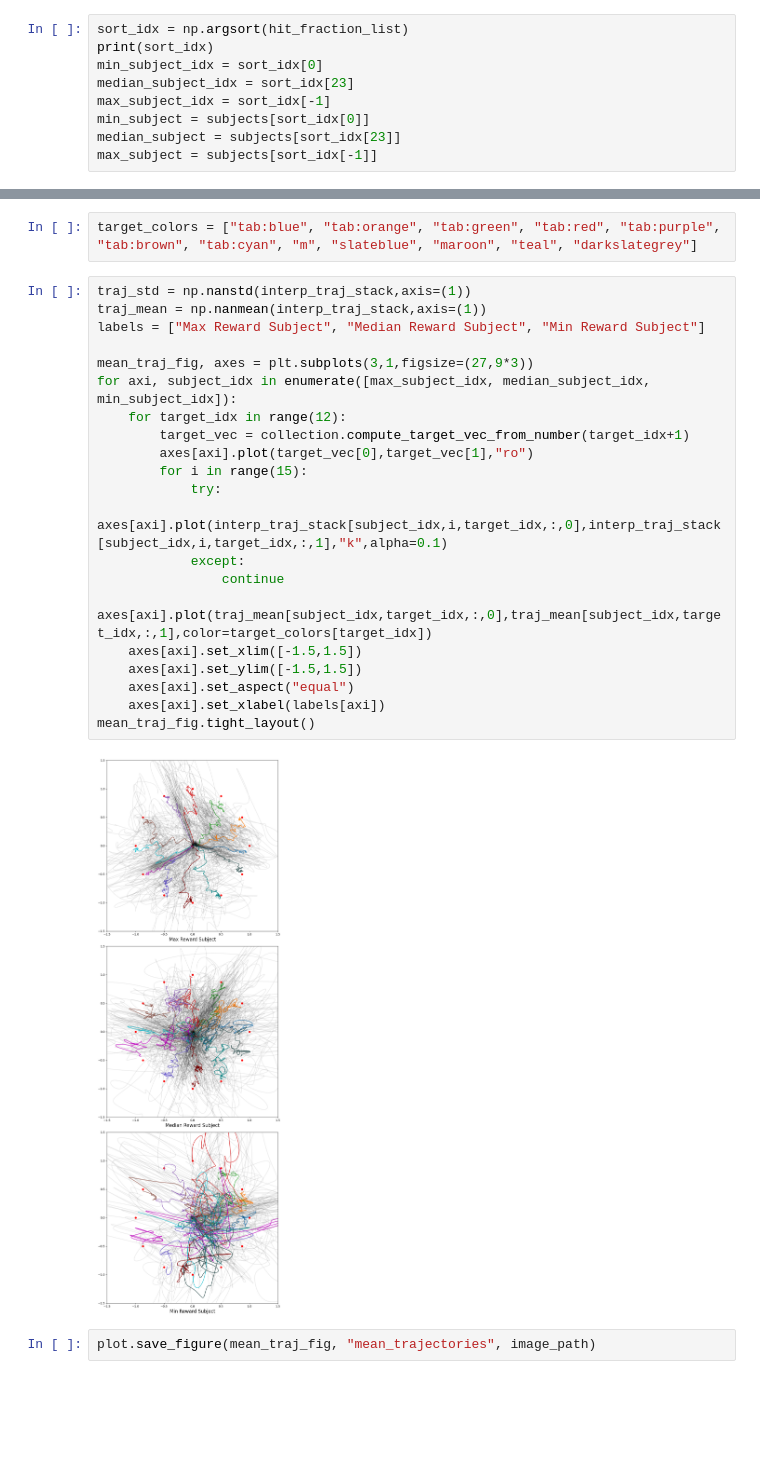
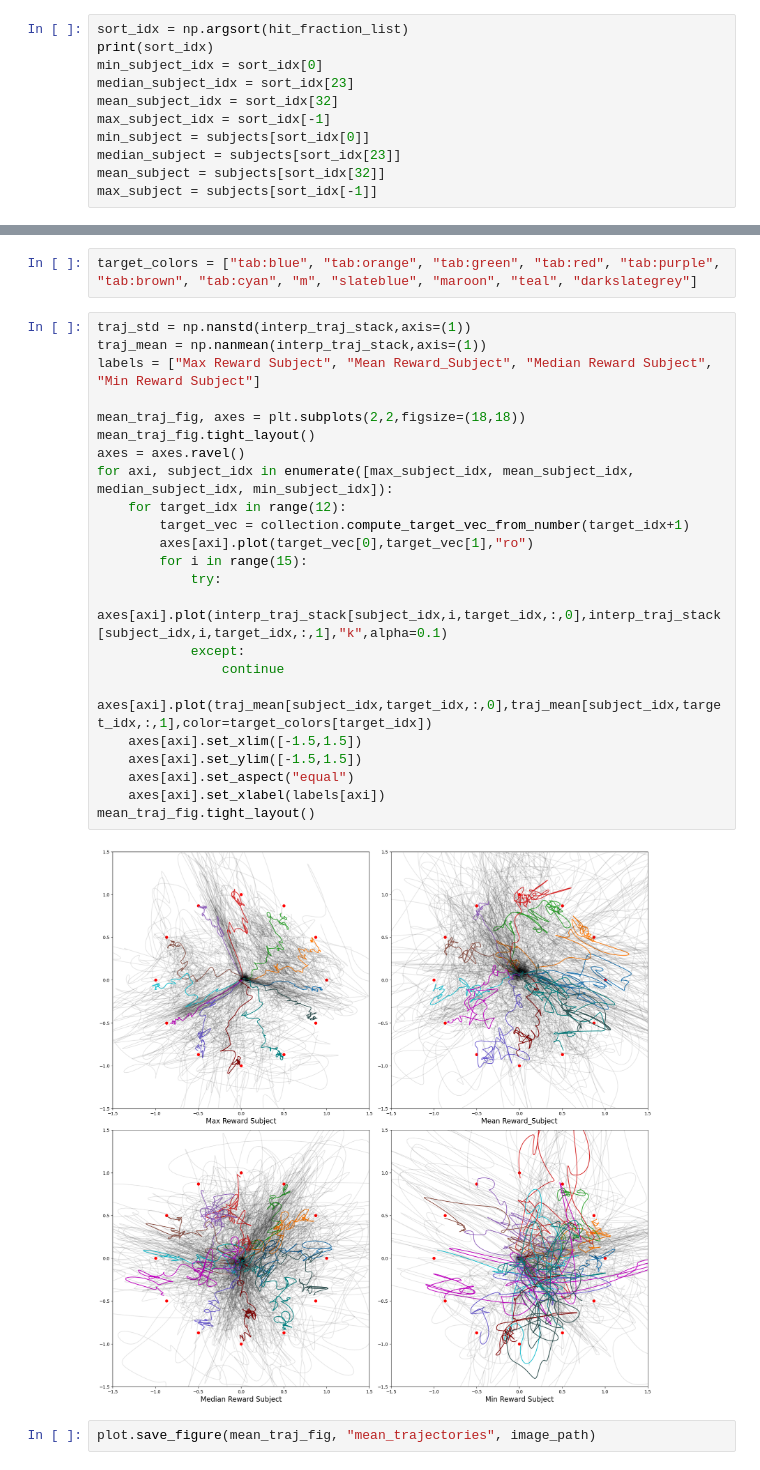
Before and after one commit to spewil/phd, a Jupyter notebook: analysis/notebooks/_basic_results/mean_trajectories.ipynb, the cells around one changed output, grey strips where cells are left out. Saved outputs shown, nothing was run; the diff lists cells and outputs as text; blank space fills up the shorter version.

```diff
--- a/analysis/notebooks/_basic_results/mean_trajectories.ipynb
+++ b/analysis/notebooks/_basic_results/mean_trajectories.ipynb
@@ -47,9 +47,11 @@ sort_idx = np.argsort(hit_fraction_list)
 print(sort_idx)
 min_subject_idx = sort_idx[0]
 median_subject_idx = sort_idx[23]
+mean_subject_idx = sort_idx[32]
 max_subject_idx = sort_idx[-1]
 min_subject = subjects[sort_idx[0]]
 median_subject = subjects[sort_idx[23]]
+mean_subject = subjects[sort_idx[32]]
 max_subject = subjects[sort_idx[-1]]
 # %% [output]
 [19 39 25 45  2 12 23  4  1 10 38 34 14 26  5  9 28 13  7 27 43 44 41 30
@@ -146,26 +146,28 @@ target_colors = ["tab:blue", "tab:orange", "tab:green", "tab:red", "tab:purple",
 # %%
 traj_std = np.nanstd(interp_traj_stack,axis=(1))
 traj_mean = np.nanmean(interp_traj_stack,axis=(1))
-labels = ["Max Reward Subject", "Median Reward Subject", "Min Reward Subject"]
+labels = ["Max Reward Subject", "Mean Reward_Subject", "Median Reward Subject", "Min Reward Subject"]
 
-mean_traj_fig, axes = plt.subplots(3,1,figsize=(27,9*3))
-for axi, subject_idx in enumerate([max_subject_idx, median_subject_idx, min_subject_idx]):
+mean_traj_fig, axes = plt.subplots(2,2,figsize=(18,18))
+mean_traj_fig.tight_layout()
+axes = axes.ravel()
+for axi, subject_idx in enumerate([max_subject_idx, mean_subject_idx, median_subject_idx, min_subject_idx]):
     for target_idx in range(12):
         target_vec = collection.compute_target_vec_from_number(target_idx+1)
         axes[axi].plot(target_vec[0],target_vec[1],"ro")
         for i in range(15):
             try:
                 axes[axi].plot(interp_traj_stack[subject_idx,i,target_idx,:,0],interp_traj_stack[subject_idx,i,target_idx,:,1],"k",alpha=0.1)
             except:
                 continue
         axes[axi].plot(traj_mean[subject_idx,target_idx,:,0],traj_mean[subject_idx,target_idx,:,1],color=target_colors[target_idx])
     axes[axi].set_xlim([-1.5,1.5])
     axes[axi].set_ylim([-1.5,1.5])
     axes[axi].set_aspect("equal")
     axes[axi].set_xlabel(labels[axi])
 mean_traj_fig.tight_layout()
 # %% [output]
-[figure, old version]
+[figure, new version]
 # %%
 plot.save_figure(mean_traj_fig, "mean_trajectories", image_path)
 # %% [output]
```
Also changed, not shown: parts of 1 cell of this notebook, 44 other files.
